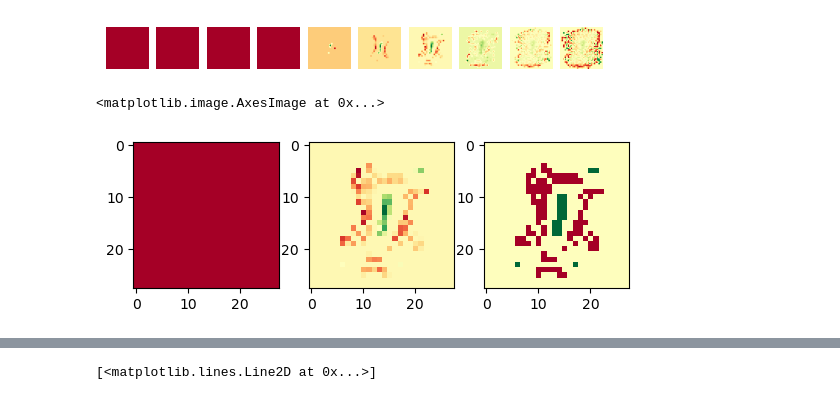
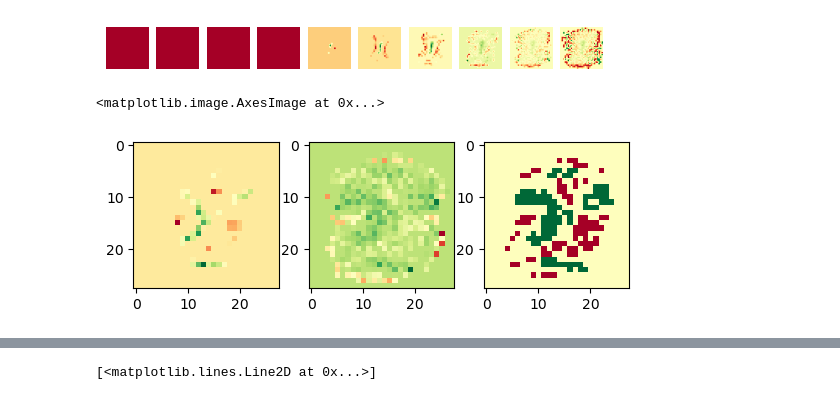
Before and after one commit to wltrimbl/uchicago-data221, a Jupyter notebook: notebooks/MNIST-REGULARIZE-ROC.ipynb, the cells around one changed output, grey strips where cells are left out. Drawn from its saved outputs; the diff is of its cells as text; code cells hidden in the pictures.

```diff
--- a/notebooks/MNIST-REGULARIZE-ROC.ipynb
+++ b/notebooks/MNIST-REGULARIZE-ROC.ipynb
@@ -272,15 +223,15 @@ for i in range(len(fits)):
 [figure]
 # %%
 plt.subplot(1,3,1)
-plt.imshow(fits_l1[3].coef_[1,:].reshape((28,28)), cmap="RdYlGn")
+plt.imshow(fits_l1[5].coef_[8,:].reshape((28,28)), cmap="RdYlGn")
 plt.subplot(1,3,2)
-plt.imshow(fits_l1[6].coef_[1,:].reshape((28,28)), cmap="RdYlGn")
+plt.imshow(fits_l1[7].coef_[8,:].reshape((28,28)), cmap="RdYlGn")
 plt.subplot(1,3,3)
 l=0.03
-plt.imshow(np.maximum(-l, np.minimum(l, fits_l1[6].coef_[1,:].reshape((28,28)))), cmap="RdYlGn")
+plt.imshow(np.maximum(-l, np.minimum(l, fits_l1[6].coef_[8,:].reshape((28,28)))), cmap="RdYlGn")
 # %% [output]
 <matplotlib.image.AxesImage at 0x...>
-[figure, old version]
+[figure, new version]
 # %%
 from sklearn.decomposition import TruncatedSVD
 # %%
```
Also changed, not shown: parts of 22 cells of this notebook, 9 other files.
